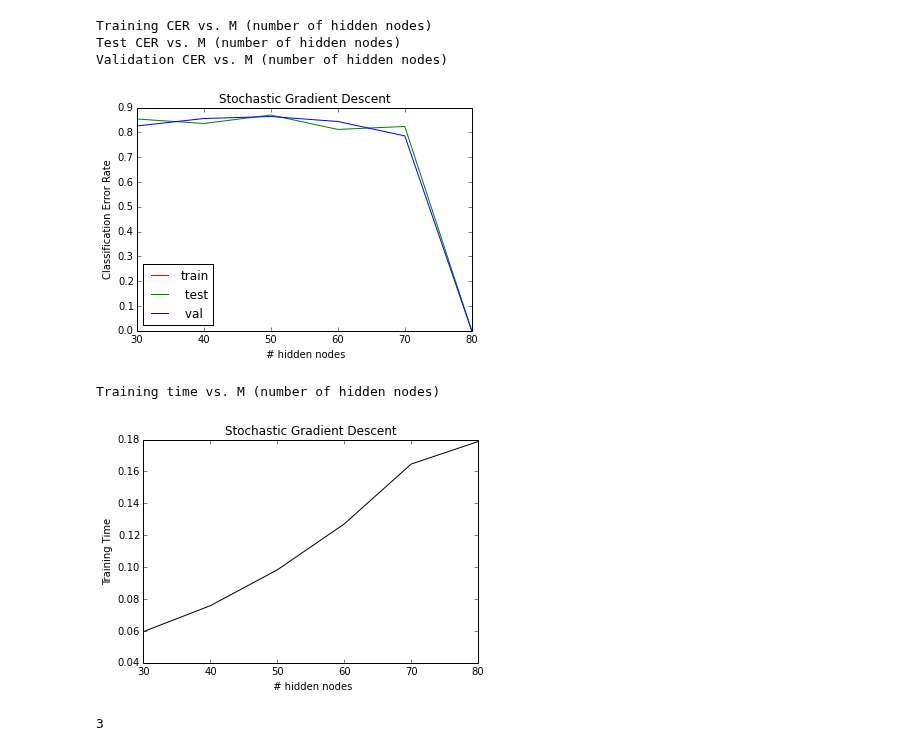
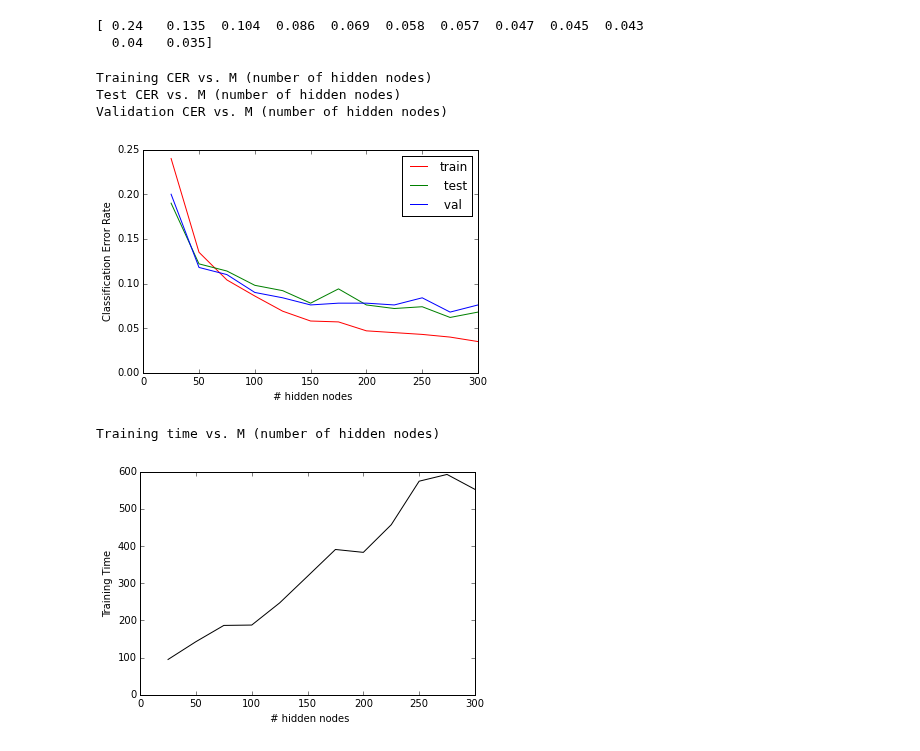
Before and after one commit to peteflorence/Machine-Learning-6.867-homework, a Jupyter notebook: hw3/prob_2_MNIST.ipynb, the cells around one changed output. Saved outputs shown, nothing was run; the diff lists cells and outputs as text; code cells hidden in the pictures.

```diff
--- a/hw3/prob_2_MNIST.ipynb
+++ b/hw3/prob_2_MNIST.ipynb
@@ -173,0 +24,31 @@ Actual data
+# %%
+M = np.linspace(25,300,(325-25)*1.0/25.0)
+print M
+
+trainCER = M * 1.0
+testCER = M * 1.0
+validateCER = M * 1.0
+
+trainTime = M * 0.0
+
+Trials = 3
+
+for i in range(len(M)):
+    for j in range(Trials):
+        m = M[i]
+        filename = "mnist"
+        nn = NeuralNet.fromMAT(filename, varname = 'tr', type="train", lam=0, M=m)
+
+        nn.train(stepSize=5e-5, maxFunctionCalls=5000, varname='tr', verbose=False)
+        if (nn.missclassifiedRate < trainCER[i]):
+            trainCER[i] = nn.missclassifiedRate
+
+        trainTime[i] += nn.trainingTime
+
+        nn.test(varname='te', verbose=False)
+        if (nn.missclassifiedRate < testCER[i]):
+            testCER[i] = nn.missclassifiedRate
+
+        nn.validate(varname='va', verbose=False)
+        if (nn.missclassifiedRate < validateCER[i]):
+            validateCER[i] = nn.missclassifiedRate
@@ -174,35 +73,36 @@ Actual data
+# %%
+nn.missclassifiedRate
+print trainCER
+# %% [output]
+[ 0.24   0.135  0.104  0.086  0.069  0.058  0.057  0.047  0.045  0.043
+  0.04   0.035]
 # %%
 print "Training CER vs. M (number of hidden nodes)"
-plt.plot(MGrid, trainCER, 'red', label = 'train')
+plt.plot(M, trainCER, 'red', label = 'train')
 
 print "Test CER vs. M (number of hidden nodes)"
-plt.plot(MGrid, testCER, 'green', label=' test')
+plt.plot(M, testCER, 'green', label=' test')
 
 print "Validation CER vs. M (number of hidden nodes)"
-plt.plot(MGrid, validateCER, 'blue', label=" val")
+plt.plot(M, validateCER, 'blue', label=" val")
 
 plt.xlabel(' # hidden nodes')
 plt.ylabel('Classification Error Rate')
 plt.legend(loc='best')
-plt.title('Stochastic Gradient Descent')
 plt.show()
 
+
+plt.show()
 
 print "Training time vs. M (number of hidden nodes)"
 plt.xlabel(' # hidden nodes')
 plt.ylabel('Training Time')
-plt.title('Stochastic Gradient Descent')
-plt.plot(MGrid, trainTime, 'black')
+plt.plot(M, trainTime, 'black')
 plt.show()
 # %% [output]
 Training CER vs. M (number of hidden nodes)
 Test CER vs. M (number of hidden nodes)
 Validation CER vs. M (number of hidden nodes)
-[figure, old version]
+[figure, new version]
 Training time vs. M (number of hidden nodes)
-[figure, old version]
+[figure, new version]
-# %%
-a = np.array([1,2,3])
-print a[-1]
-# %% [output]
-3
```
Also changed, not shown: parts of 11 cells of this notebook, 5 other files.
